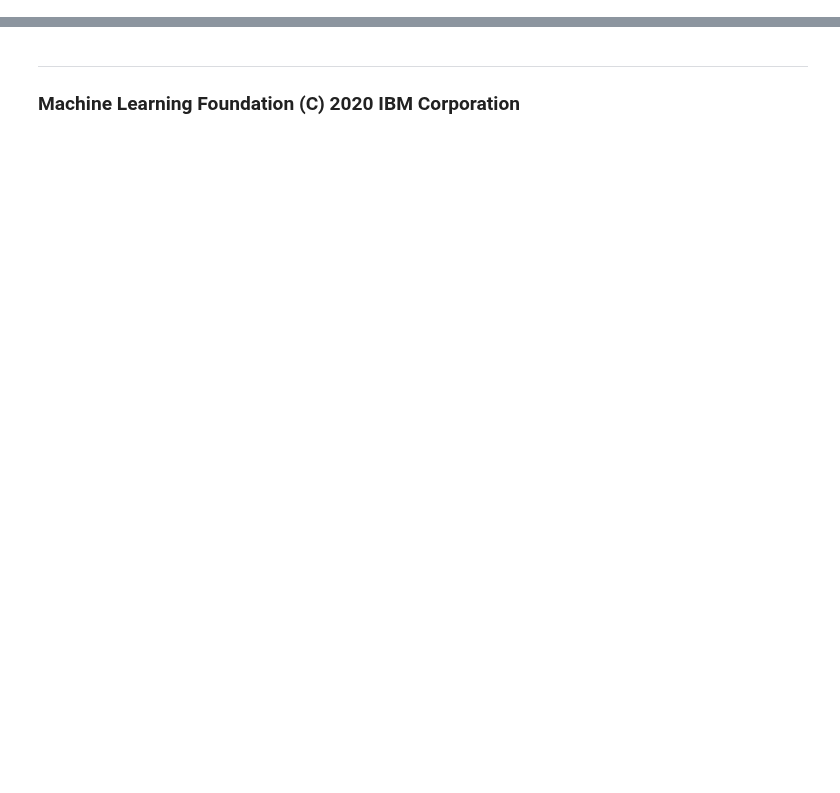
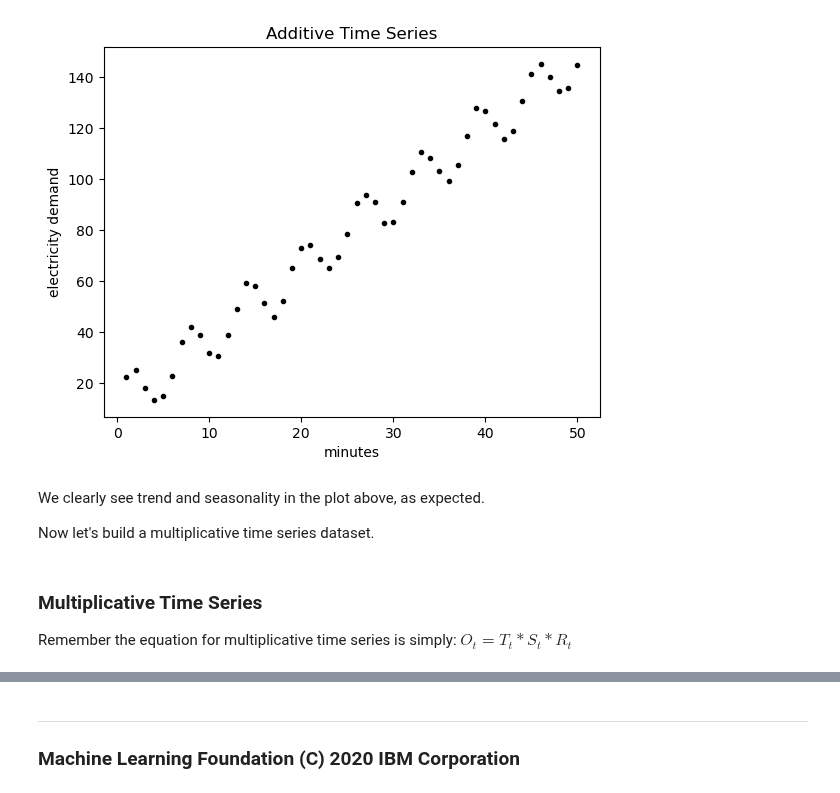
Before and after one commit to antonio-xrp/data-science-path, a Jupyter notebook: 0.4-MachineLearning/0.5-series-tiempo/practice.ipynb, the cells around one changed output, grey strips where cells are left out. Drawn from its saved outputs; the diff is of its cells as text; code cells hidden in the pictures; blank space fills up the shorter version.

```diff
--- a/0.4-MachineLearning/0.5-series-tiempo/practice.ipynb
+++ b/0.4-MachineLearning/0.5-series-tiempo/practice.ipynb
@@ -708,0 +105,17 @@ monthly_eda(cat_var='Sub-Category')
+# %%
+additive = trend + seasonal + residual
+# %%
+plt.plot(time, additive, 'k.')
+plt.title("Additive Time Series")
+plt.xlabel("minutes")
+plt.ylabel("electricity demand");
+# %% [output]
+[figure, added]
+# %% [markdown]
+We clearly see trend and seasonality in the plot above, as expected.
+
+Now let's build a multiplicative time series dataset.
+# %% [markdown]
+### Multiplicative Time Series
+
+Remember the equation for multiplicative time series is simply: $O_{t} = T_{t} * S_{t} * R_{t}$
```
Also changed, not shown: parts of 140 cells of this notebook.
